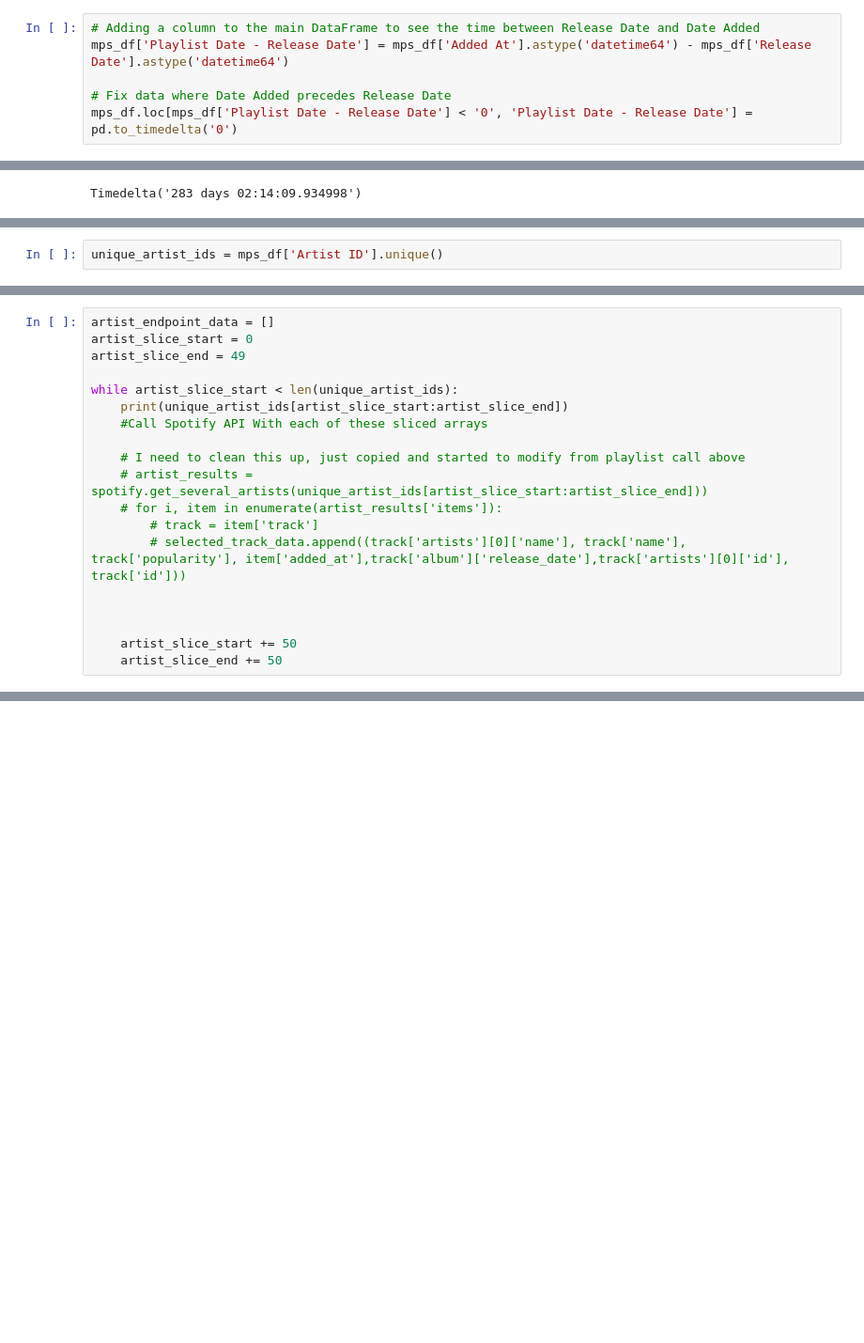
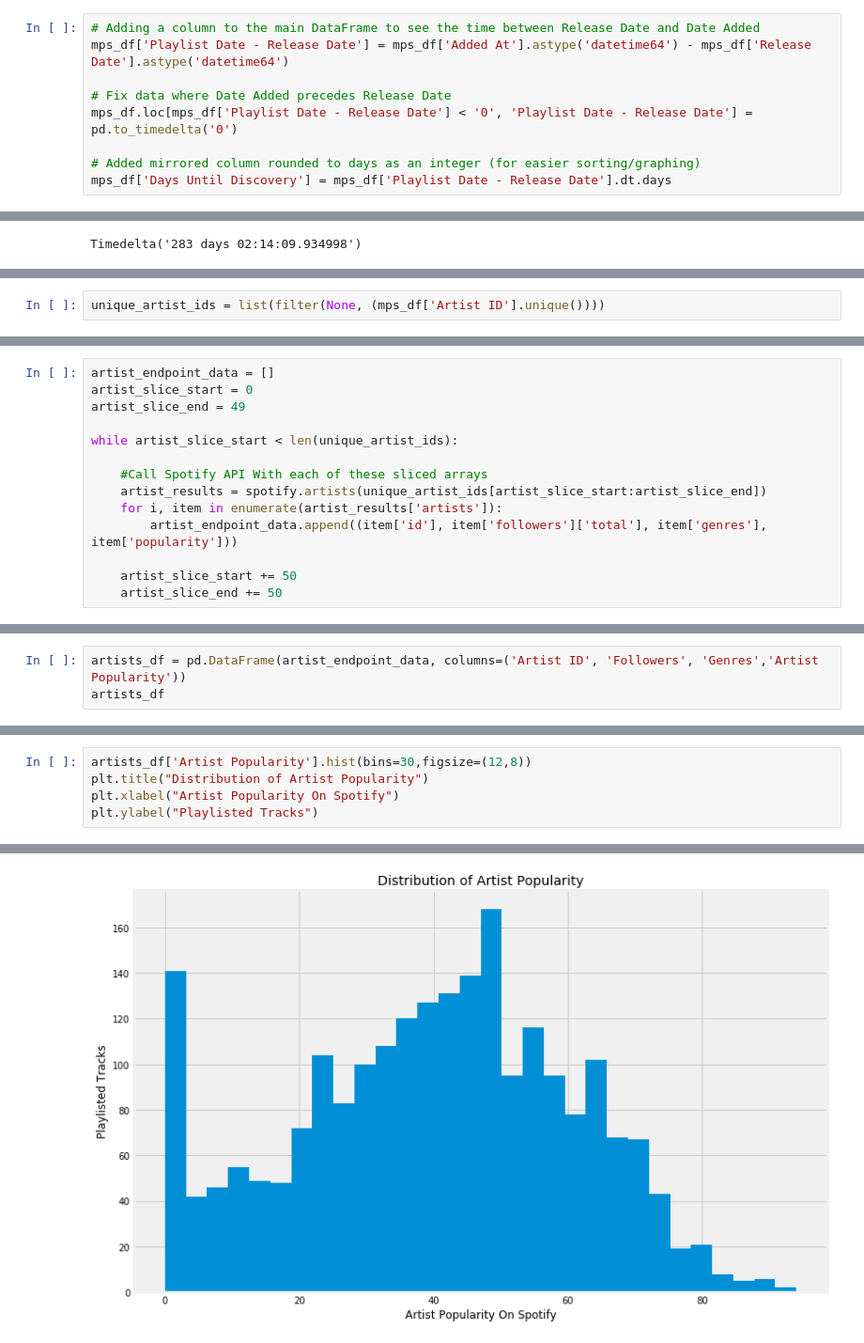
Before and after one commit to 2116kbps/artist-popularity-eda, a Jupyter notebook: Artist Popularity EDA.ipynb, the cells around one changed output, grey strips where cells are left out. Shown at 94% size. Drawn from its saved outputs; the diff is of its cells as text; blank space fills up the shorter version.

Commit message:
additional call to artists endpoint

```diff
--- a/Artist Popularity EDA.ipynb
+++ b/Artist Popularity EDA.ipynb
@@ -144,6 +144,9 @@ mps_df['Playlist Date - Release Date'] = mps_df['Added At'].astype('datetime64')
 
 # Fix data where Date Added precedes Release Date
 mps_df.loc[mps_df['Playlist Date - Release Date'] < '0', 'Playlist Date - Release Date'] = pd.to_timedelta('0')
+
+# Added mirrored column rounded to days as an integer (for easier sorting/graphing)
+mps_df['Days Until Discovery'] = mps_df['Playlist Date - Release Date'].dt.days
 # %%
 mps_df['Playlist Date - Release Date'].mean()
 # %% [output]
@@ -179,5 +182,5 @@ Timedelta('283 days 02:14:09.934998')
 # %%
-unique_artist_ids = mps_df['Artist ID'].unique()
+unique_artist_ids = list(filter(None, (mps_df['Artist ID'].unique())))
 # %%
 len(unique_artist_ids)
 # %% [output]
@@ -222,16 +196,11 @@ artist_slice_start = 0
 artist_slice_end = 49
 
 while artist_slice_start < len(unique_artist_ids):
-    print(unique_artist_ids[artist_slice_start:artist_slice_end])
+
     #Call Spotify API With each of these sliced arrays
-
-    # I need to clean this up, just copied and started to modify from playlist call above
-    # artist_results = spotify.get_several_artists(unique_artist_ids[artist_slice_start:artist_slice_end]))
-    # for i, item in enumerate(artist_results['items']):
-        # track = item['track']
-        # selected_track_data.append((track['artists'][0]['name'], track['name'], track['popularity'], item['added_at'],track['album']['release_date'],track['artists'][0]['id'], track['id']))
-
-
+    artist_results = spotify.artists(unique_artist_ids[artist_slice_start:artist_slice_end])
+    for i, item in enumerate(artist_results['artists']):
+        artist_endpoint_data.append((item['id'], item['followers']['total'], item['genres'], item['popularity']))
 
     artist_slice_start += 50
     artist_slice_end += 50
@@ -255,0 +207,3 @@ while artist_slice_start < len(unique_artist_ids):
+# %%
+artists_df = pd.DataFrame(artist_endpoint_data, columns=('Artist ID', 'Followers', 'Genres','Artist Popularity'))
+artists_df
@@ -255,0 +224,6 @@ while artist_slice_start < len(unique_artist_ids):
+# %%
+artists_df['Artist Popularity'].hist(bins=30,figsize=(12,8))
+plt.title("Distribution of Artist Popularity")
+plt.xlabel("Artist Popularity On Spotify")
+plt.ylabel("Playlisted Tracks")
+# %% [output]
@@ -255,0 +231 @@ while artist_slice_start < len(unique_artist_ids):
+[figure, added]
```
Also changed, not shown: parts of 16 cells of this notebook.
